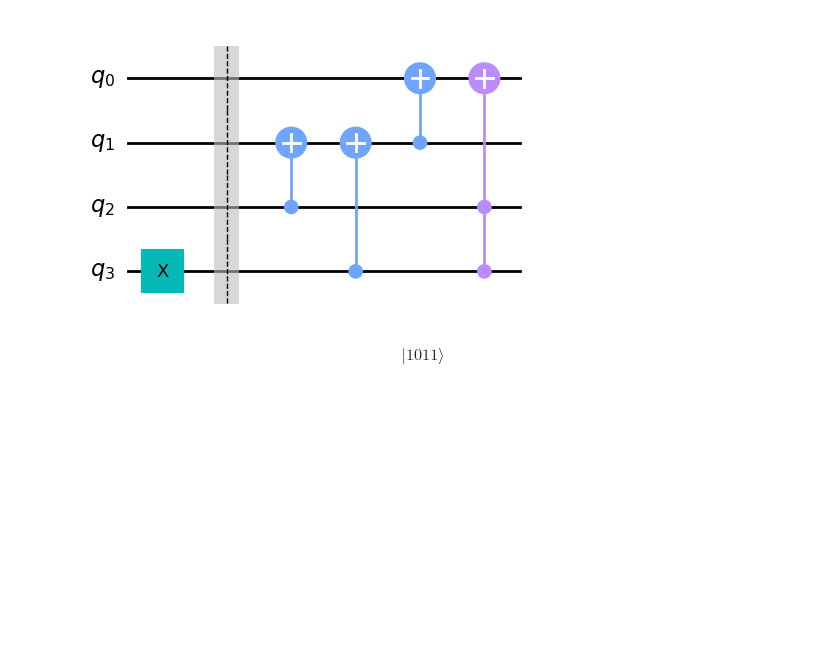
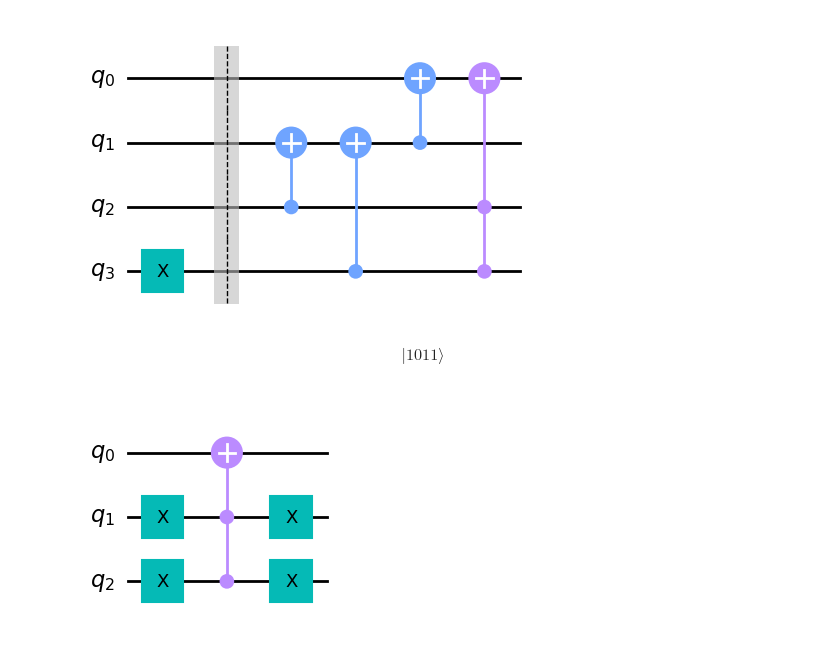
Before and after one commit to Dpbm/QPapersPlease, a Jupyter notebook: papers-please.ipynb, the cells around one changed output. Drawn from its saved outputs; the diff is of its cells as text; code cells hidden in the pictures; blank space fills up the shorter version.

```diff
--- a/papers-please.ipynb
+++ b/papers-please.ipynb
@@ -141,3 +151,14 @@ Statevector(qc_c).draw("latex")
 # %% [output]
 [figure]
 $$ |1011\rangle$$
+# %%
+test = QuantumCircuit(3)
+
+test.x([-1, -2])
+
+test.ccx(-1, -2, -3)
+test.x([-1, -2])
+
+test.draw("mpl")
+# %% [output]
+[figure, added]
```
Also changed, not shown: parts of 18 cells of this notebook.
